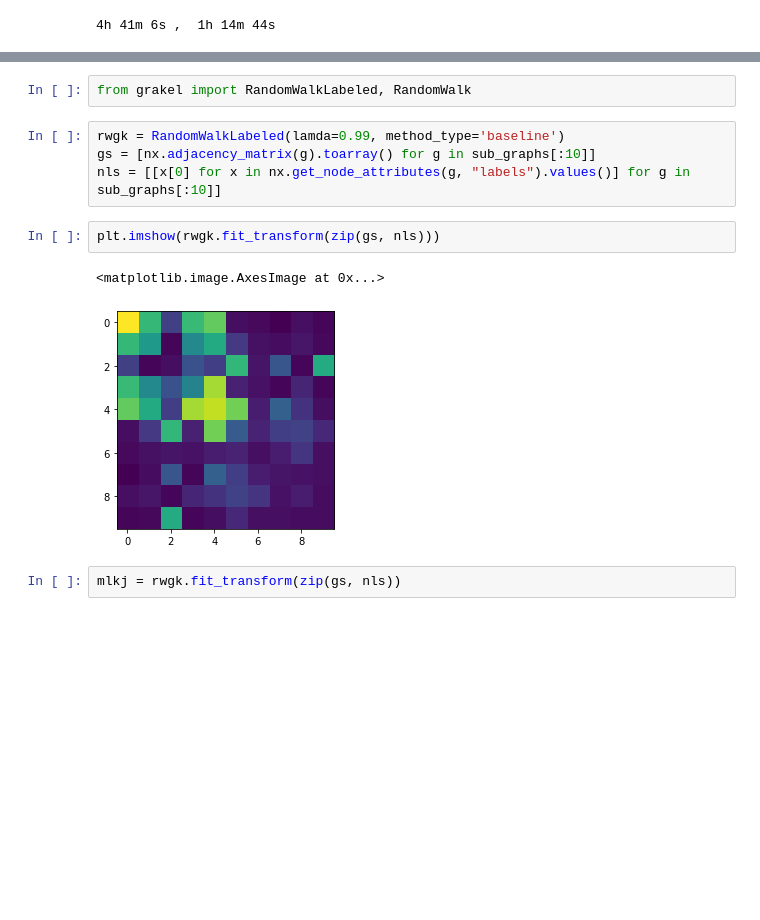
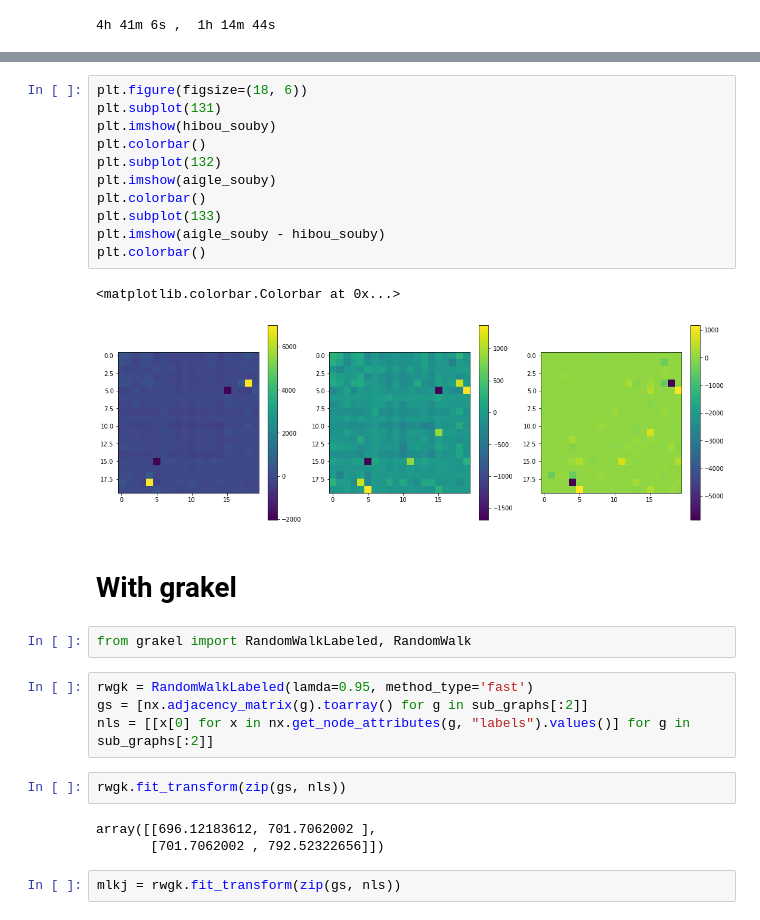
Before and after one commit to G-Horent/Kaggle_Kernelv2, a Jupyter notebook: test_functions.ipynb, the cells around one changed output, grey strips where cells are left out. Saved outputs shown, nothing was run; the diff lists cells and outputs as text; blank space fills up the shorter version.

```diff
--- a/test_functions.ipynb
+++ b/test_functions.ipynb
@@ -168,13 +171,29 @@ array([[2., 2., 2., 2., 2., 2., 2., 2., 2., 2.],
+# %%
+plt.figure(figsize=(18, 6))
+plt.subplot(131)
+plt.imshow(hibou_souby)
+plt.colorbar()
+plt.subplot(132)
+plt.imshow(aigle_souby)
+plt.colorbar()
+plt.subplot(133)
+plt.imshow(aigle_souby - hibou_souby)
+plt.colorbar()
+# %% [output]
+<matplotlib.colorbar.Colorbar at 0x...>
+[figure, added]
+# %% [markdown]
+# With grakel
 # %%
 from grakel import RandomWalkLabeled, RandomWalk
 # %%
-rwgk = RandomWalkLabeled(lamda=0.99, method_type='baseline')
-gs = [nx.adjacency_matrix(g).toarray() for g in sub_graphs[:10]]
-nls = [[x[0] for x in nx.get_node_attributes(g, "labels").values()] for g in sub_graphs[:10]]
+rwgk = RandomWalkLabeled(lamda=0.95, method_type='fast')
+gs = [nx.adjacency_matrix(g).toarray() for g in sub_graphs[:2]]
+nls = [[x[0] for x in nx.get_node_attributes(g, "labels").values()] for g in sub_graphs[:2]]
 # %%
-plt.imshow(rwgk.fit_transform(zip(gs, nls)))
+rwgk.fit_transform(zip(gs, nls))
 # %% [output]
-<matplotlib.image.AxesImage at 0x...>
+array([[696.12183612, 701.7062002 ],
+       [701.7062002 , 792.52322656]])
-[figure, removed]
 # %%
 mlkj = rwgk.fit_transform(zip(gs, nls))
```
Also changed, not shown: parts of 22 cells of this notebook, 2 other files.
